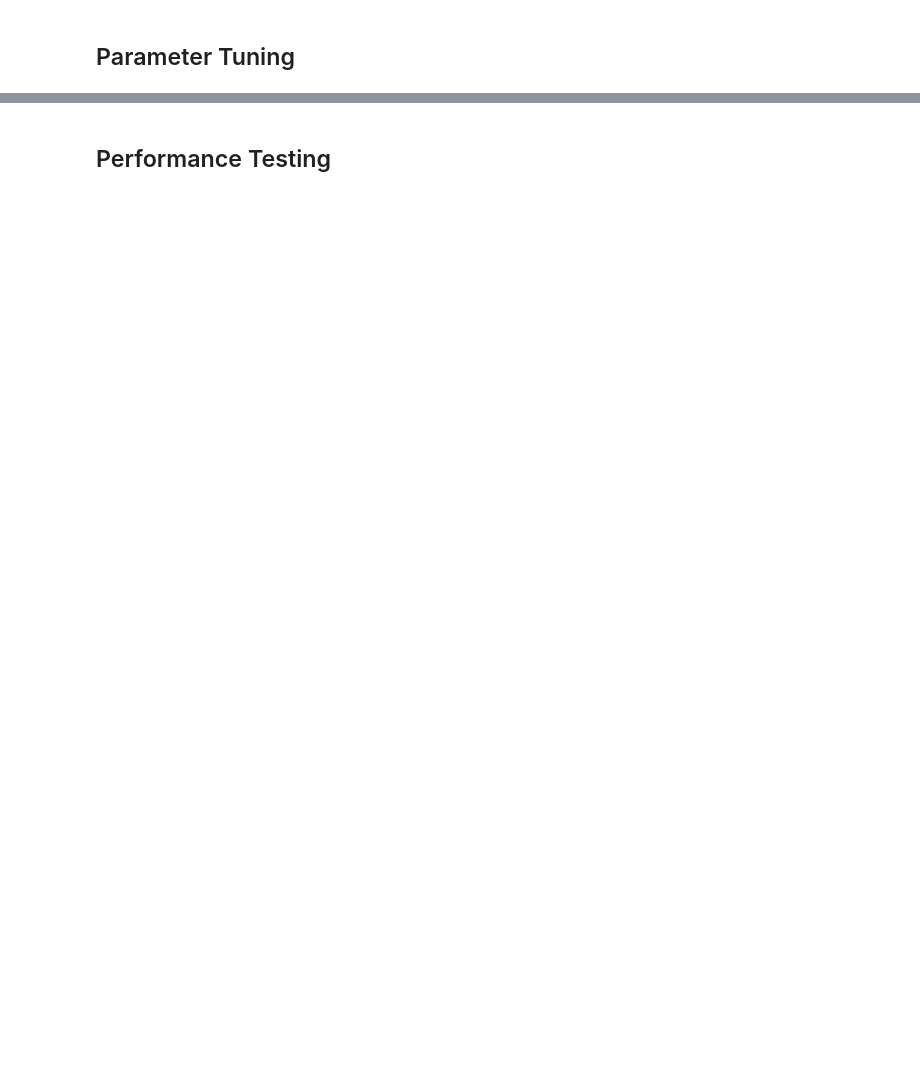
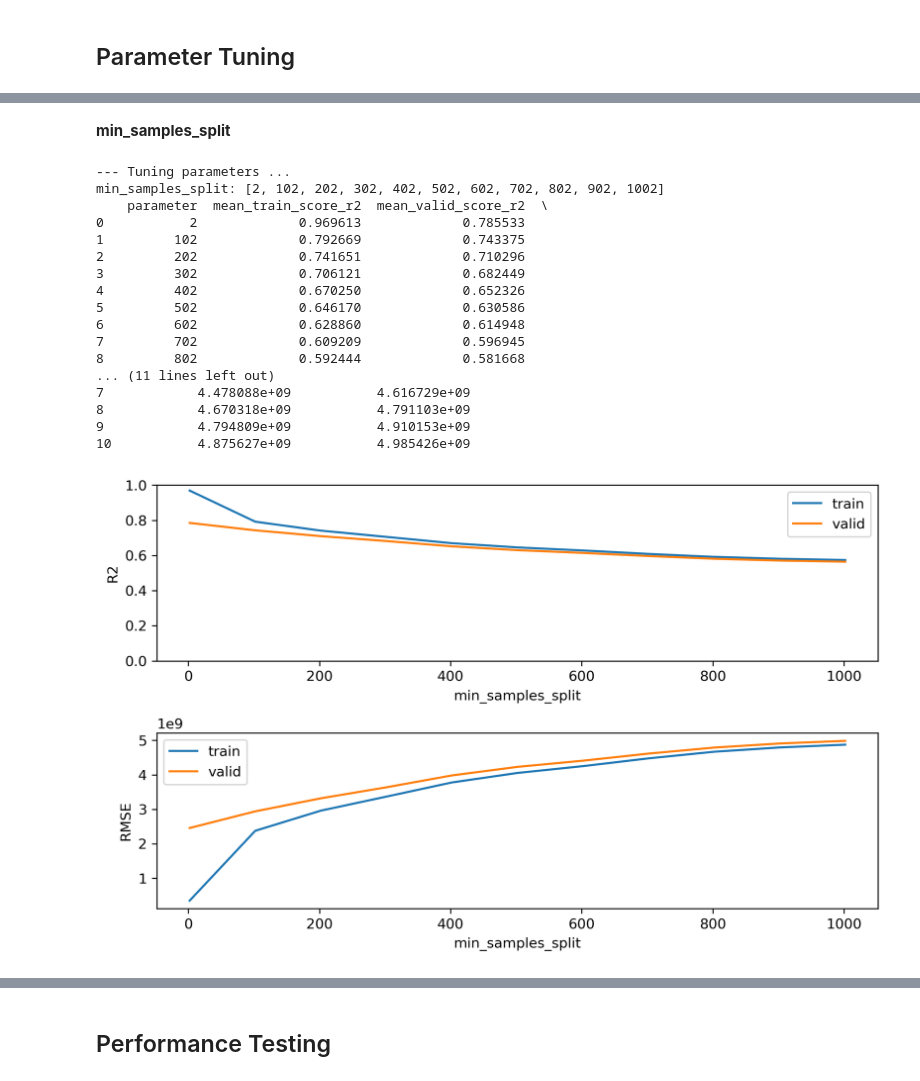
Before and after one commit to zhuoyizhao/public-ml-reg-ca-housing-prices-prediction, a Jupyter notebook: 3 - Training and Testing.ipynb, the cells around one changed output, grey strips where cells are left out. Cells and saved outputs as stored; diff of their text form; code cells hidden in the pictures; blank space fills up the shorter version.

```diff
--- a/3 - Training and Testing.ipynb
+++ b/3 - Training and Testing.ipynb
@@ -101,0 +428,28 @@ It turns out that **Random Forest** and **Gradient Boosting** have relatively hi
+# %% [markdown]
+**min_samples_split**
+# %%
+model_name = "Random Forest"
+param_name = "min_samples_split"
+param_range = range(2,1102,100)
+
+results_df = get_train_valiation_score(X_train, y_train, model_name, param_name, param_range)
+plot_validation_curve(results_df, param_name="min_samples_split")
+# %% [output]
+--- Tuning parameters ...
+min_samples_split: [2, 102, 202, 302, 402, 502, 602, 702, 802, 902, 1002]
+    parameter  mean_train_score_r2  mean_valid_score_r2  \
+0           2             0.969613             0.785533
+1         102             0.792669             0.743375
+2         202             0.741651             0.710296
+3         302             0.706121             0.682449
+4         402             0.670250             0.652326
+5         502             0.646170             0.630586
+6         602             0.628860             0.614948
+7         702             0.609209             0.596945
+8         802             0.592444             0.581668
+... (11 lines left out)
+7            4.478088e+09           4.616729e+09
+8            4.670318e+09           4.791103e+09
+9            4.794809e+09           4.910153e+09
+10           4.875627e+09           4.985426e+09
+[figure, added]
```
Also changed, not shown: parts of 41 cells of this notebook.
